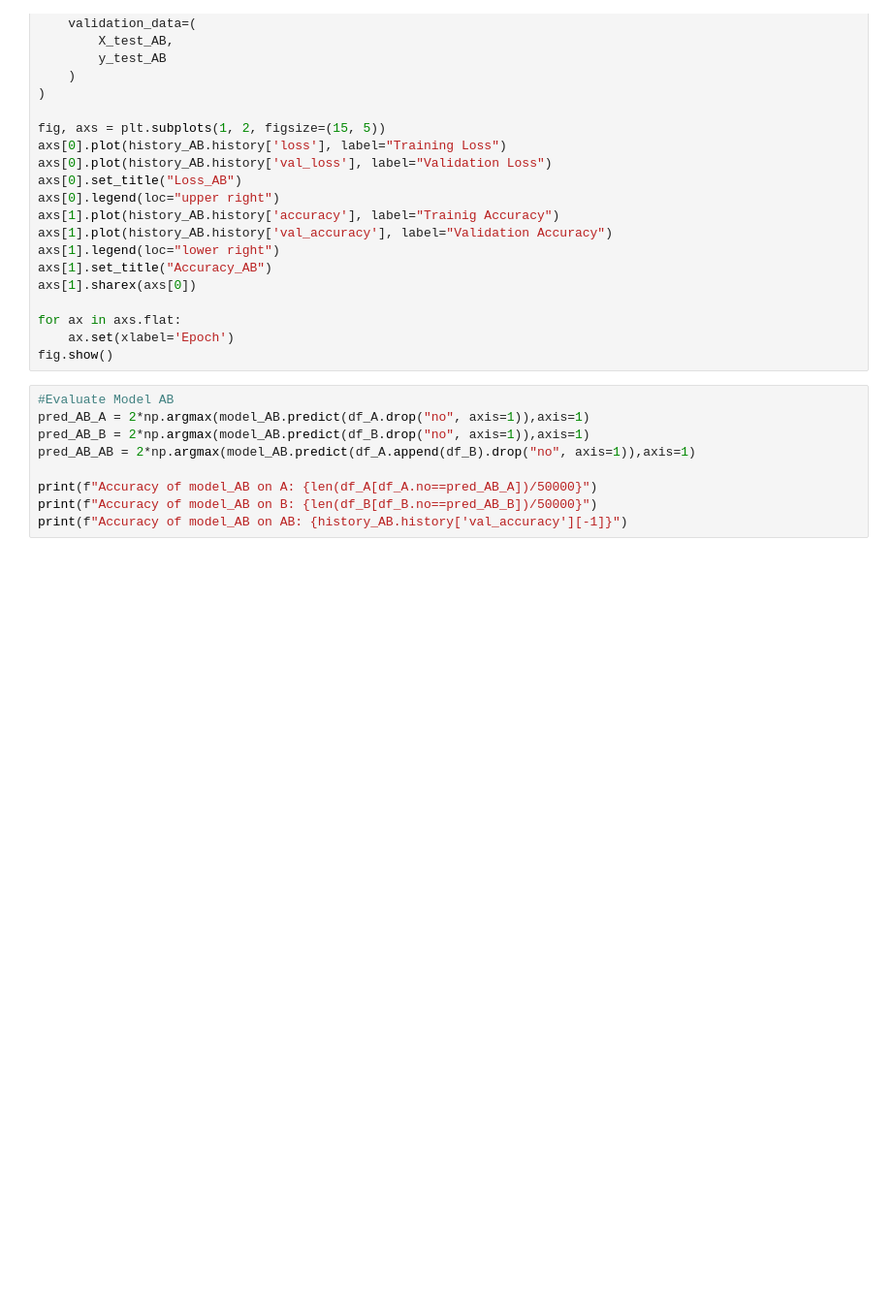
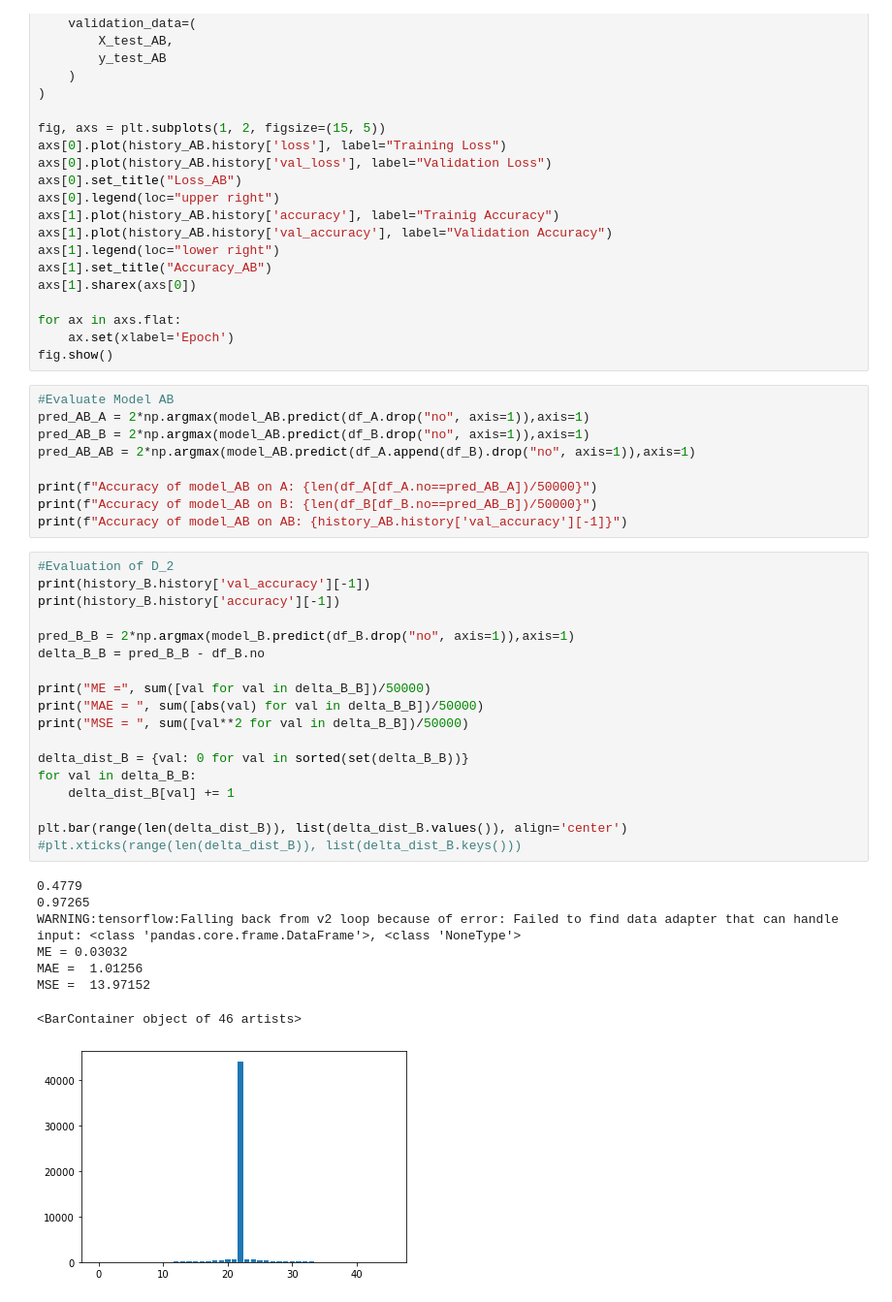
Before and after one commit to linus-md/REU, a Jupyter notebook: neural_count.ipynb, the cells around one changed output. Shown at 97% size. Drawn from its saved outputs; the diff is of its cells as text; blank space fills up the shorter version.

```diff
--- a/neural_count.ipynb
+++ b/neural_count.ipynb
@@ -178,3 +208,30 @@ pred_AB_AB = 2*np.argmax(model_AB.predict(df_A.append(df_B).drop("no", axis=1)),
 print(f"Accuracy of model_AB on A: {len(df_A[df_A.no==pred_AB_A])/50000}")
 print(f"Accuracy of model_AB on B: {len(df_B[df_B.no==pred_AB_B])/50000}")
 print(f"Accuracy of model_AB on AB: {history_AB.history['val_accuracy'][-1]}")
+# %%
+#Evaluation of D_2
+print(history_B.history['val_accuracy'][-1])
+print(history_B.history['accuracy'][-1])
+
+pred_B_B = 2*np.argmax(model_B.predict(df_B.drop("no", axis=1)),axis=1)
+delta_B_B = pred_B_B - df_B.no
+
+print("ME =", sum([val for val in delta_B_B])/50000)
+print("MAE = ", sum([abs(val) for val in delta_B_B])/50000)
+print("MSE = ", sum([val**2 for val in delta_B_B])/50000)
+
+delta_dist_B = {val: 0 for val in sorted(set(delta_B_B))}
+for val in delta_B_B:
+    delta_dist_B[val] += 1
+
+plt.bar(range(len(delta_dist_B)), list(delta_dist_B.values()), align='center')
+#plt.xticks(range(len(delta_dist_B)), list(delta_dist_B.keys()))
+# %% [output]
+0.4779
+0.97265
+WARNING:tensorflow:Falling back from v2 loop because of error: Failed to find data adapter that can handle input: <class 'pandas.core.frame.DataFrame'>, <class 'NoneType'>
+ME = 0.03032
+MAE =  1.01256
+MSE =  13.97152
+<BarContainer object of 46 artists>
+[figure, added]
```
Also changed, not shown: parts of 7 cells of this notebook.
